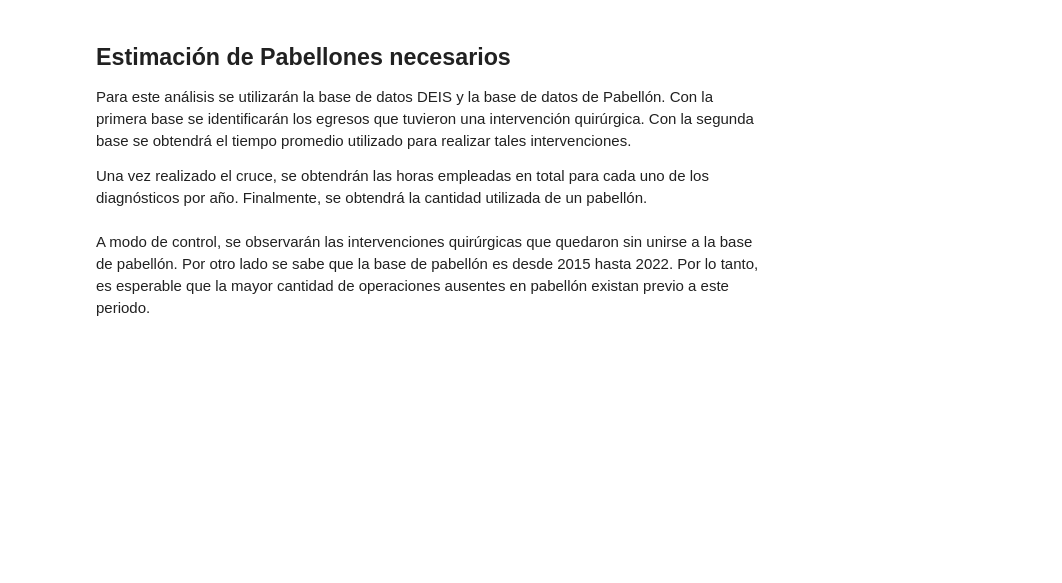
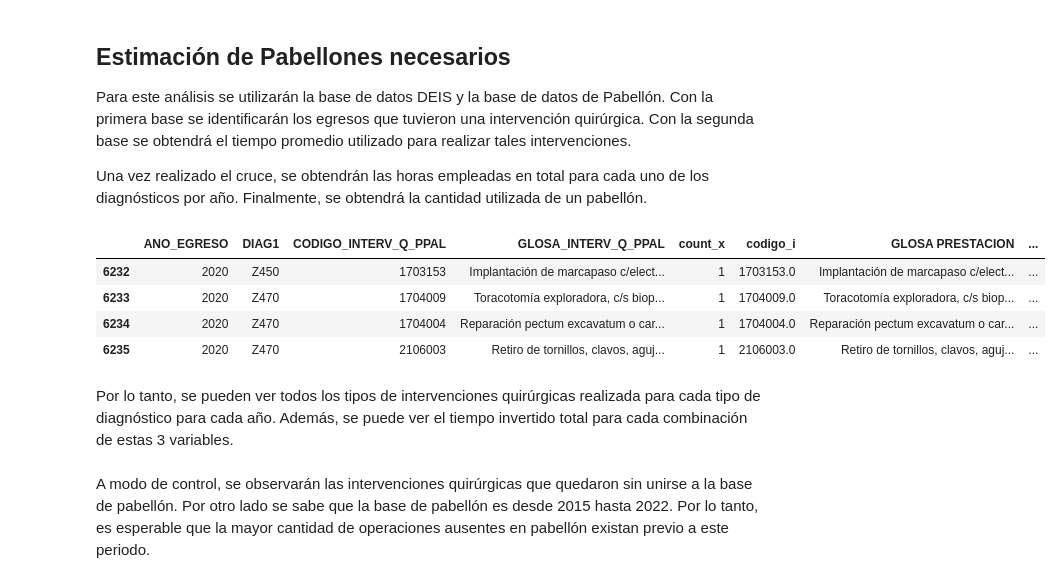
Before and after one commit to JavierRojas14/proyeccion-int, a Jupyter notebook: notebooks/5.0-jrb-estimation-of-supplies-hospitalized.ipynb, the cells around one changed output. Drawn from its saved outputs; the diff is of its cells as text; code cells hidden in the pictures; blank space fills up the shorter version.

Commit message:
Muestra union de base DEIS y pabellon

```diff
--- a/notebooks/5.0-jrb-estimation-of-supplies-hospitalized.ipynb
+++ b/notebooks/5.0-jrb-estimation-of-supplies-hospitalized.ipynb
@@ -294,4 +296,14 @@ union = df_int_q.merge(
 union["duracion_total_por_int_q"] = union["count_x"] * union["mean"]
+# %%
+display(union.tail(4))
+# %% [output]
+|  | ANO_EGRESO | DIAG1 | CODIGO_INTERV_Q_PPAL | GLOSA_INTERV_Q_PPAL | count_x | codigo_i | GLOSA PRESTACION | ... |
+| 6232 | 2020 | Z450 | 1703153 | Implantación de marcapaso c/elect... | 1 | 1703153.0 | Implantación de marcapaso c/elect... | ... |
+| 6233 | 2020 | Z470 | 1704009 | Toracotomía exploradora, c/s biop... | 1 | 1704009.0 | Toracotomía exploradora, c/s biop... | ... |
+| 6234 | 2020 | Z470 | 1704004 | Reparación pectum excavatum o car... | 1 | 1704004.0 | Reparación pectum excavatum o car... | ... |
+| 6235 | 2020 | Z470 | 2106003 | Retiro de tornillos, clavos, aguj... | 1 | 2106003.0 | Retiro de tornillos, clavos, aguj... | ... |
+# %% [markdown]
+Por lo tanto, se pueden ver todos los tipos de intervenciones quirúrgicas realizada para cada tipo de diagnóstico para cada año. Además, se puede ver el tiempo invertido total para cada combinación de estas 3 variables.
 # %% [markdown]
 A modo de control, se observarán las intervenciones quirúrgicas que quedaron sin unirse a la base de pabellón. Por otro lado se sabe que la base de pabellón es desde 2015 hasta 2022. Por lo tanto, es esperable que la mayor cantidad de operaciones ausentes en pabellón existan previo a este periodo.
 # %%
```
Also changed, not shown: parts of 3 cells of this notebook.
